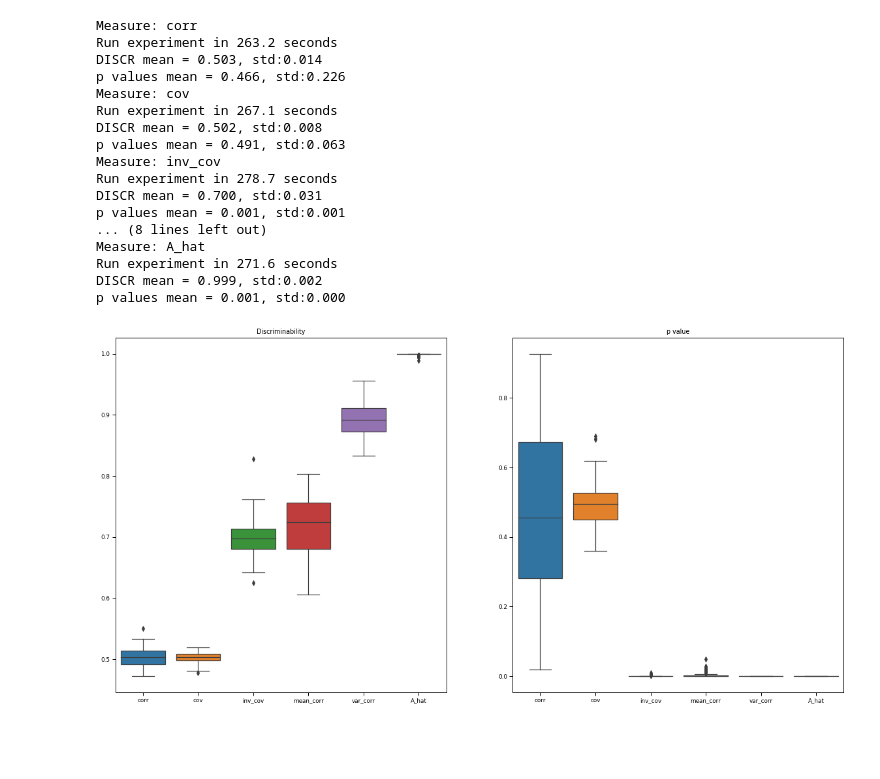
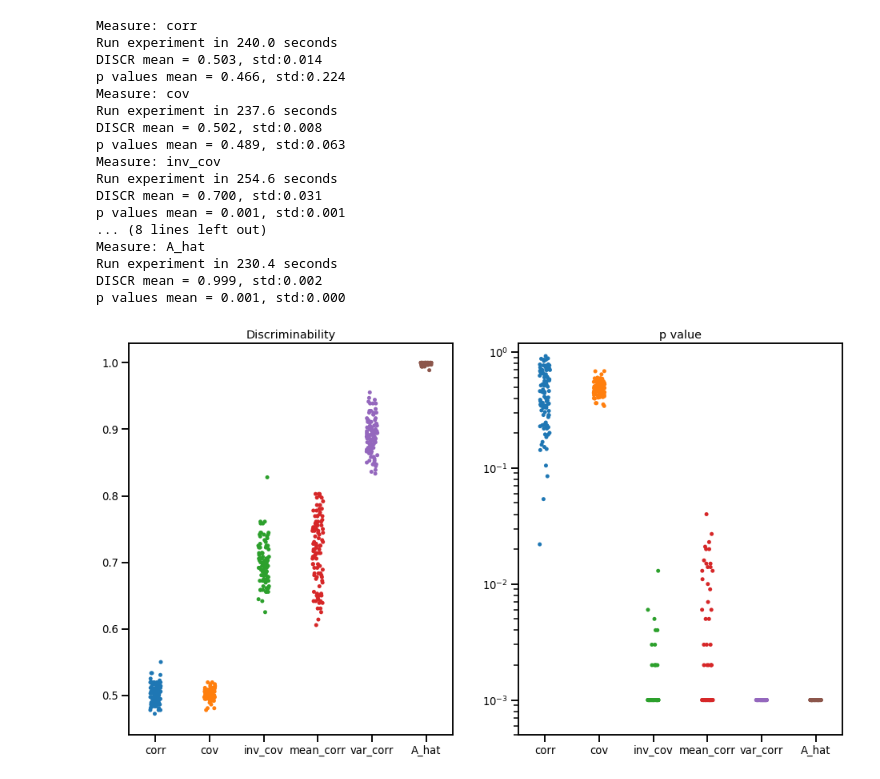
Before and after one commit to neurodata/dos_and_donts, a Jupyter notebook: experiments/experiment_11/Dynamic_connectome.ipynb, the cells around one changed output. Cells and saved outputs as stored; diff of their text form; code cells hidden in the pictures; blank space fills up the shorter version.

Commit message:
Refine final plot for Exp11. Save results to csv files

```diff
--- a/experiments/experiment_11/Dynamic_connectome.ipynb
+++ b/experiments/experiment_11/Dynamic_connectome.ipynb
@@ -94,43 +94,44 @@ def main():
         p_values_data[measure] = p_values
         discr_stats_data[measure] = discr_stats
         print(f"DISCR mean = {np.mean(discr_stats):.3f}, std:{np.std(discr_stats):.3f}")
         print(f"p values mean = {np.mean(p_values):.3f}, std:{np.std(p_values):.3f}")
     p_values_data.to_csv('p_values_data.csv', index=False)
     discr_stats_data.to_csv('discr_stats_data.csv', index=False)
 
     p_values_data = pd.read_csv('p_values_data.csv')
     discr_stats_data = pd.read_csv('discr_stats_data.csv')
 
-    with sns.plotting_context('paper'):
-        fig, axes = plt.subplots(1, 2, figsize=(20, 10))
-        sns.boxplot(data=discr_stats_data, ax=axes[0])
+    with sns.plotting_context('talk', font_scale=.8):
+        fig, axes = plt.subplots(1, 2, figsize=(16, 9))
+        sns.stripplot(data=discr_stats_data, ax=axes[0])
         axes[0].set_title('Discriminability')
         # axes[0].set_ylim([-0.1, 1])
-        sns.boxplot(data=p_values_data, ax=axes[1])
+        sns.stripplot(data=p_values_data, ax=axes[1])
         axes[1].set_title('p value')
-        # axes[1].set_ylim([-0.1, 1])
-        plt.savefig('Result.png')
+        axes[1].set_yscale('log')
+        axes[1].set_ylim(bottom=.5e-3)
+        plt.savefig('Exp11_Result.pdf')
     return
 
 
 if __name__ == "__main__":
     main()
 # %% [output]
 Measure: corr
-Run experiment in 263.2 seconds
+Run experiment in 240.0 seconds
 DISCR mean = 0.503, std:0.014
-p values mean = 0.466, std:0.226
+p values mean = 0.466, std:0.224
 Measure: cov
-Run experiment in 267.1 seconds
+Run experiment in 237.6 seconds
 DISCR mean = 0.502, std:0.008
-p values mean = 0.491, std:0.063
+p values mean = 0.489, std:0.063
 Measure: inv_cov
-Run experiment in 278.7 seconds
+Run experiment in 254.6 seconds
 DISCR mean = 0.700, std:0.031
 p values mean = 0.001, std:0.001
 ... (8 lines left out)
 Measure: A_hat
-Run experiment in 271.6 seconds
+Run experiment in 230.4 seconds
 DISCR mean = 0.999, std:0.002
 p values mean = 0.001, std:0.000
-[figure, old version]
+[figure, new version]
```
Also changed, not shown: 7 other files.
